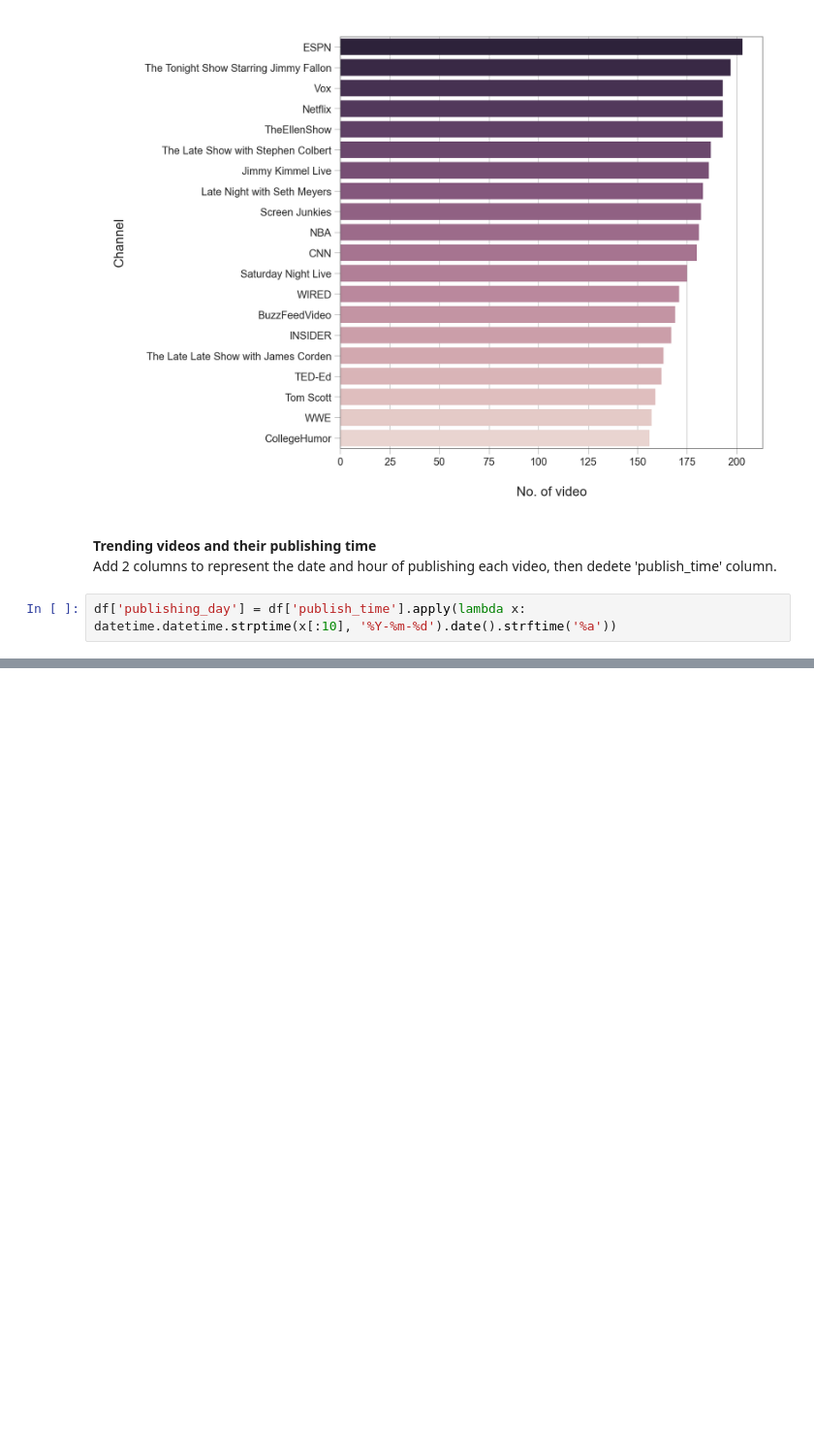
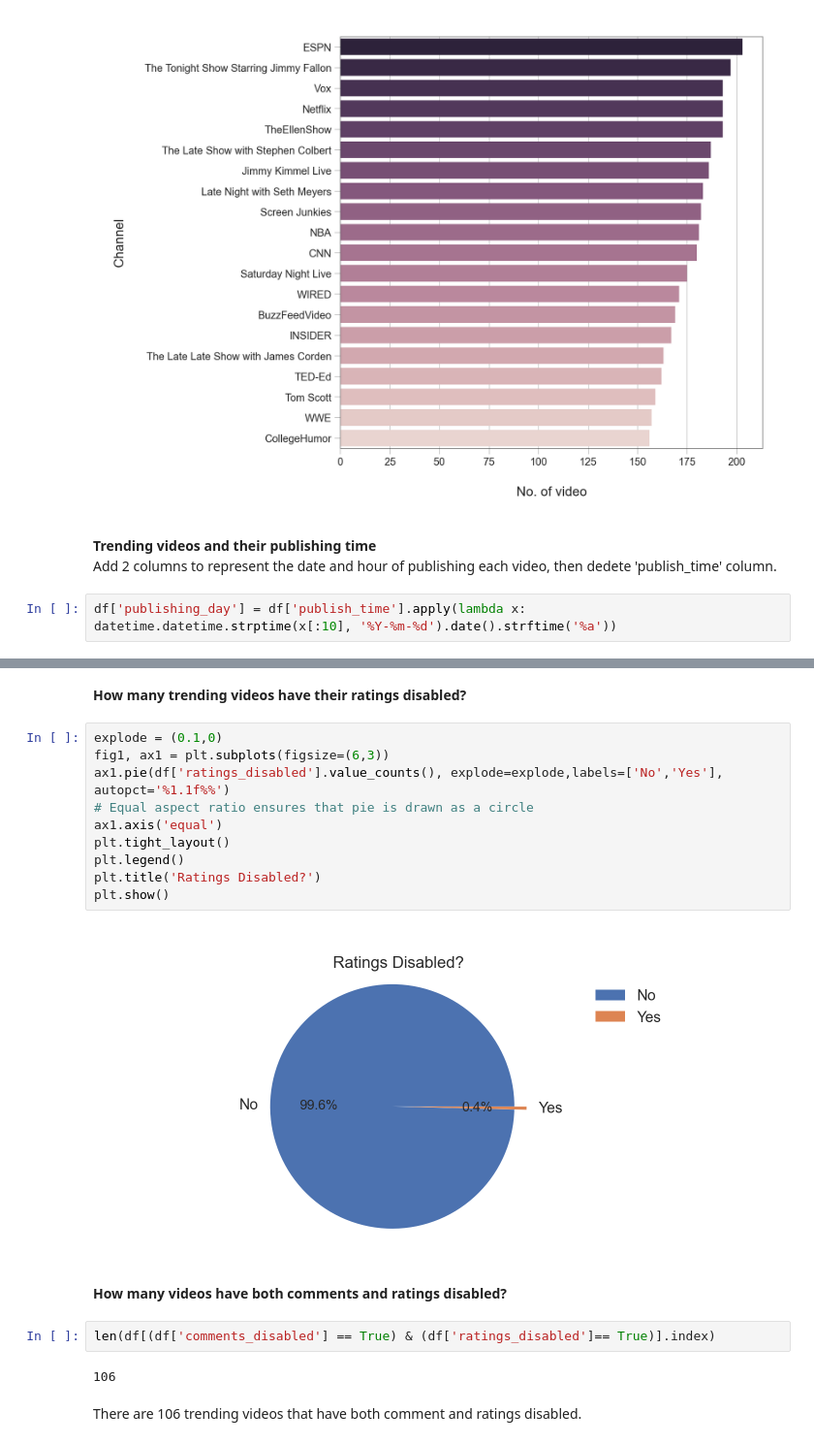
Before and after one commit to Rosiee0312/Youtube-Trending-videos, a Jupyter notebook: YouTube Trending Videos Analysis.ipynb, the cells around one changed output, grey strips where cells are left out. Shown at 97% size. Cells and saved outputs as stored; diff of their text form; blank space fills up the shorter version.

```diff
--- a/YouTube Trending Videos Analysis.ipynb
+++ b/YouTube Trending Videos Analysis.ipynb
@@ -390,0 +442,22 @@ df['publishing_day'] = df['publish_time'].apply(lambda x: datetime.datetime.strp
+# %% [markdown]
+__How many trending videos have their ratings disabled?__
+# %%
+explode = (0.1,0)
+fig1, ax1 = plt.subplots(figsize=(6,3))
+ax1.pie(df['ratings_disabled'].value_counts(), explode=explode,labels=['No','Yes'], autopct='%1.1f%%')
+# Equal aspect ratio ensures that pie is drawn as a circle
+ax1.axis('equal')
+plt.tight_layout()
+plt.legend()
+plt.title('Ratings Disabled?')
+plt.show()
+# %% [output]
+[figure, added]
+# %% [markdown]
+__How many videos have both comments and ratings disabled?__
+# %%
+len(df[(df['comments_disabled'] == True) & (df['ratings_disabled']== True)].index)
+# %% [output]
+106
+# %% [markdown]
+There are 106 trending videos that have both comment and ratings disabled.
```
Also changed, not shown: parts of 11 cells of this notebook.
